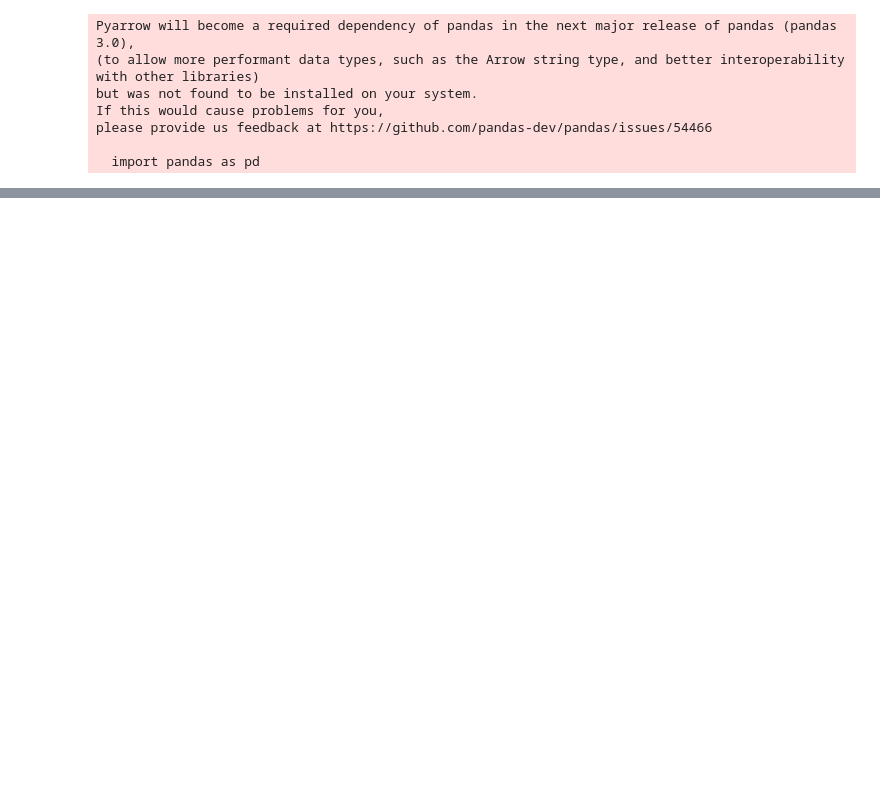
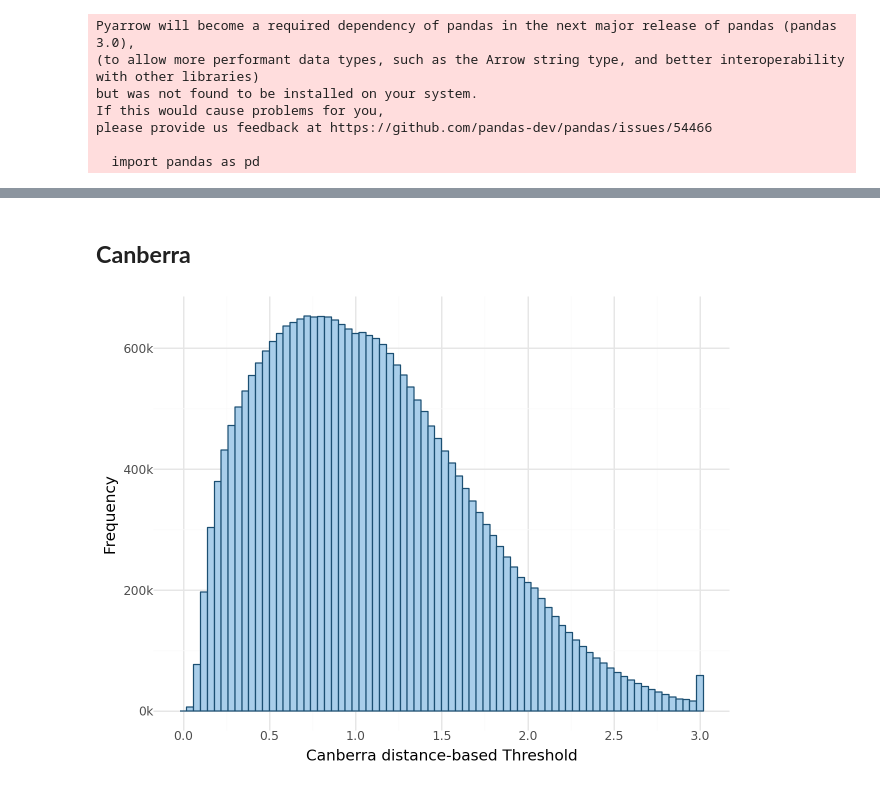
Before and after one commit to cicese-biocom/PepProtGraphAnalyzer, a Jupyter notebook: notebooks/Inter-Amino Acid Distance Distribution Analysis.ipynb, the cells around one changed output, grey strips where cells are left out. Drawn from its saved outputs; the diff is of its cells as text; code cells hidden in the pictures; blank space fills up the shorter version.

```diff
--- a/notebooks/Inter-Amino Acid Distance Distribution Analysis.ipynb
+++ b/notebooks/Inter-Amino Acid Distance Distribution Analysis.ipynb
@@ -22,0 +42,12 @@ plot_inter_amino_acid_distances(distances_filepath, distance_function, x_axis_st
+# %% [markdown]
+## **Canberra**
+# %%
+distance_function = 'canberra'
+x_axis_step = 0.5
+binwidth = 0.04
+
+distances_filepath = f'{base_path}Inter_Amino_Acid_Distances-{distance_function}.csv'
+output_filepath = f'output/StarPep/Inter_Amino_Acid_Distances-{distance_function}.png'
+plot_inter_amino_acid_distances(distances_filepath, distance_function, x_axis_step, binwidth, output_filepath)
+# %% [output]
+[figure, added]
```
Also changed, not shown: parts of 15 cells of this notebook, 9 other files.
